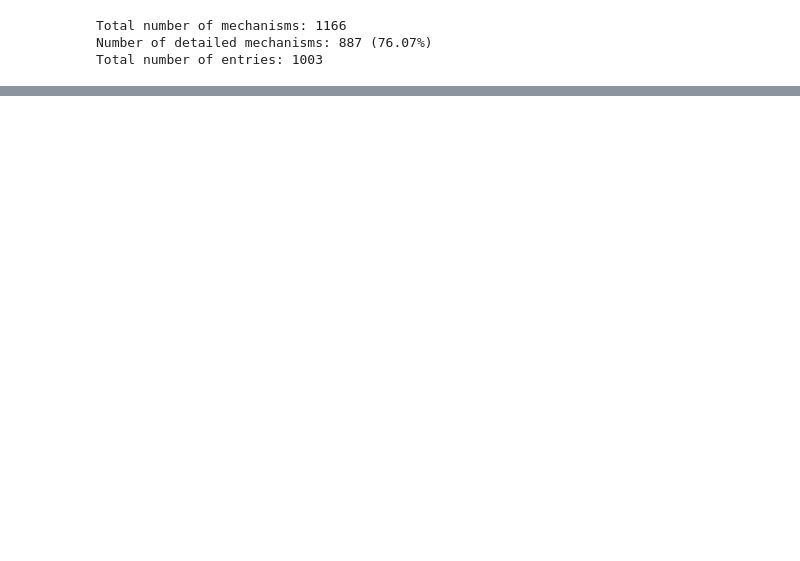
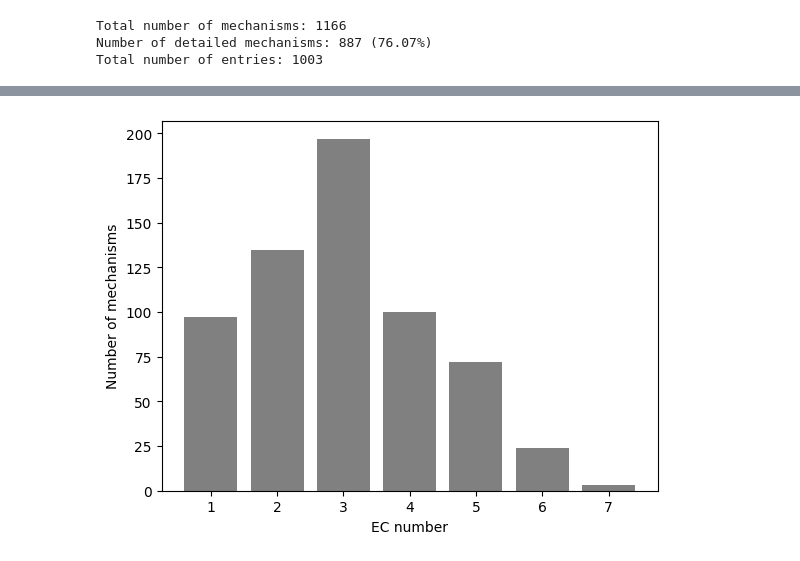
Before and after one commit to stefanpate/enz-rxn-data, a Jupyter notebook: spot_check_mech_label.ipynb, the cells around one changed output, grey strips where cells are left out. Saved outputs shown, nothing was run; the diff lists cells and outputs as text; code cells hidden in the pictures; blank space fills up the shorter version.

```diff
--- a/spot_check_mech_label.ipynb
+++ b/spot_check_mech_label.ipynb
@@ -51 +58,21 @@ mech_df.head()
+# %%
+ecs = []
+n_digits = 1
+for eid in mech_df['entry_id']:
+    ecs.append(entries[str(eid)]['reaction']['ec'])
+
+ec_trunc = [elt[:n_digits] for elt in ecs]
+ec_counts = Counter(ec_trunc)
+ec_counts = sorted(ec_counts.items(), key=lambda x: x[0])
+
+fig, ax = plt.subplots()
+x = [i for i in range(len(ec_counts))]
+ax.bar(x, [elt[1] for elt in ec_counts], color='gray')
+ax.set_xticks(x)
+ax.set_xticklabels([elt[0] for elt in ec_counts])
+ax.set_xlabel('EC number')
+ax.set_ylabel('Number of mechanisms')
+plt.show()
+# %% [output]
+[figure, added]
 # %%
```
Also changed, not shown: parts of 11 cells of this notebook, 11 other files.
